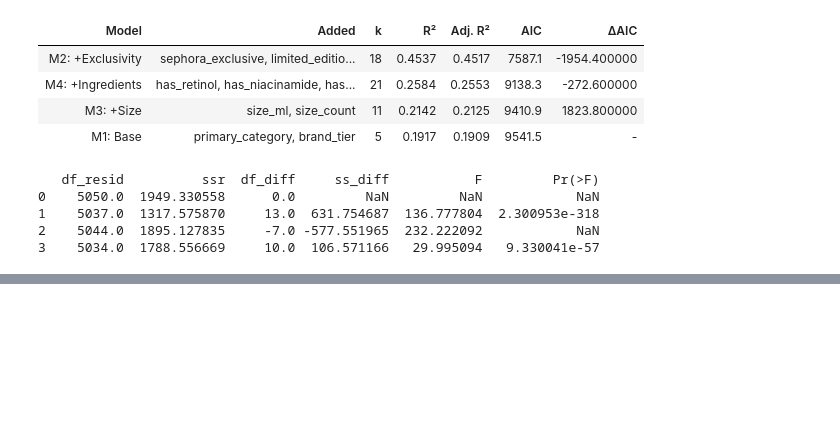
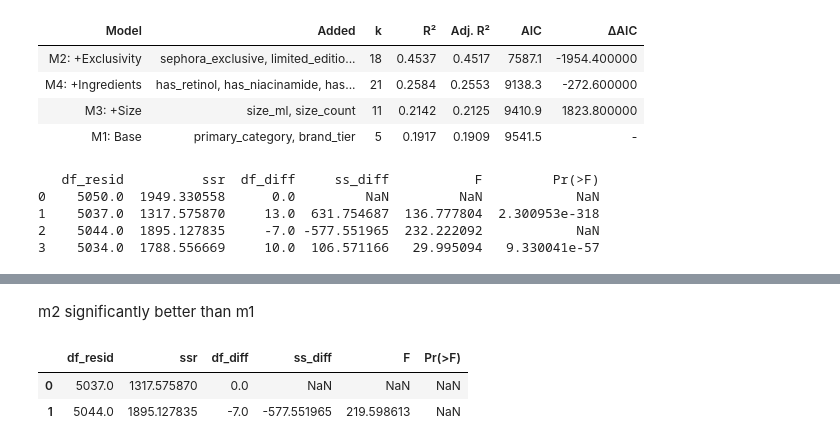
Before and after one commit to DonjhaiH/230A_final_project, a Jupyter notebook: code/clean.ipynb, the cells around one changed output, grey strips where cells are left out. Drawn from its saved outputs; the diff is of its cells as text; code cells hidden in the pictures; blank space fills up the shorter version.

```diff
--- a/code/clean.ipynb
+++ b/code/clean.ipynb
@@ -1103,0 +1131,8 @@ print(anova_lm(m1, m2, m3, m4,m5,m6))
+# %% [markdown]
+m2 significantly better than m1
+# %%
+anova_lm(m2, m3)
+# %% [output]
+|  | df_resid | ssr | df_diff | ss_diff | F | Pr(>F) |
+| 0 | 5037.0 | 1317.575870 | 0.0 | NaN | NaN | NaN |
+| 1 | 5044.0 | 1895.127835 | -7.0 | -577.551965 | 219.598613 | NaN |
```
Also changed, not shown: parts of 8 cells of this notebook.
